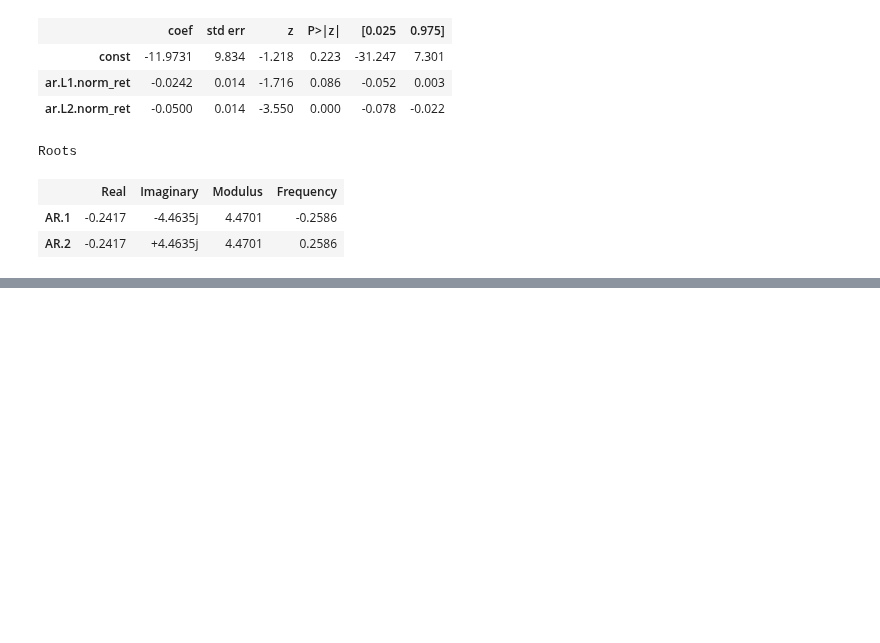
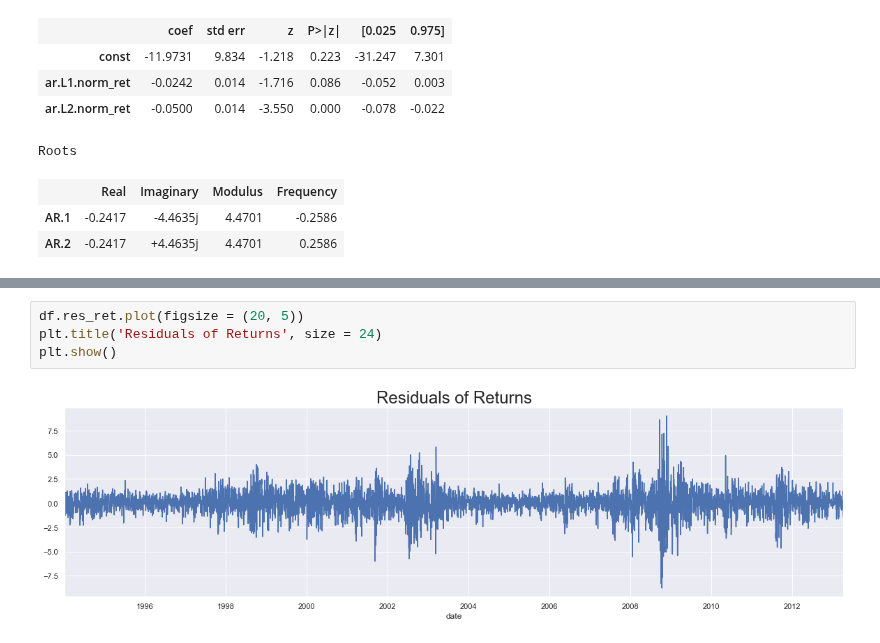
Before and after one commit to pauloteixeirajr/time-series-python, a Jupyter notebook: Modeling Autoregression The AR Model.ipynb, the cells around one changed output, grey strips where cells are left out. Saved outputs shown, nothing was run; the diff lists cells and outputs as text; blank space fills up the shorter version.

```diff
--- a/Modeling Autoregression The AR Model.ipynb
+++ b/Modeling Autoregression The AR Model.ipynb
@@ -472,0 +540,6 @@ Roots
+# %%
+df.res_ret.plot(figsize = (20, 5))
+plt.title('Residuals of Returns', size = 24)
+plt.show()
+# %% [output]
+[figure, added]
```
Also changed, not shown: parts of 13 cells of this notebook.
